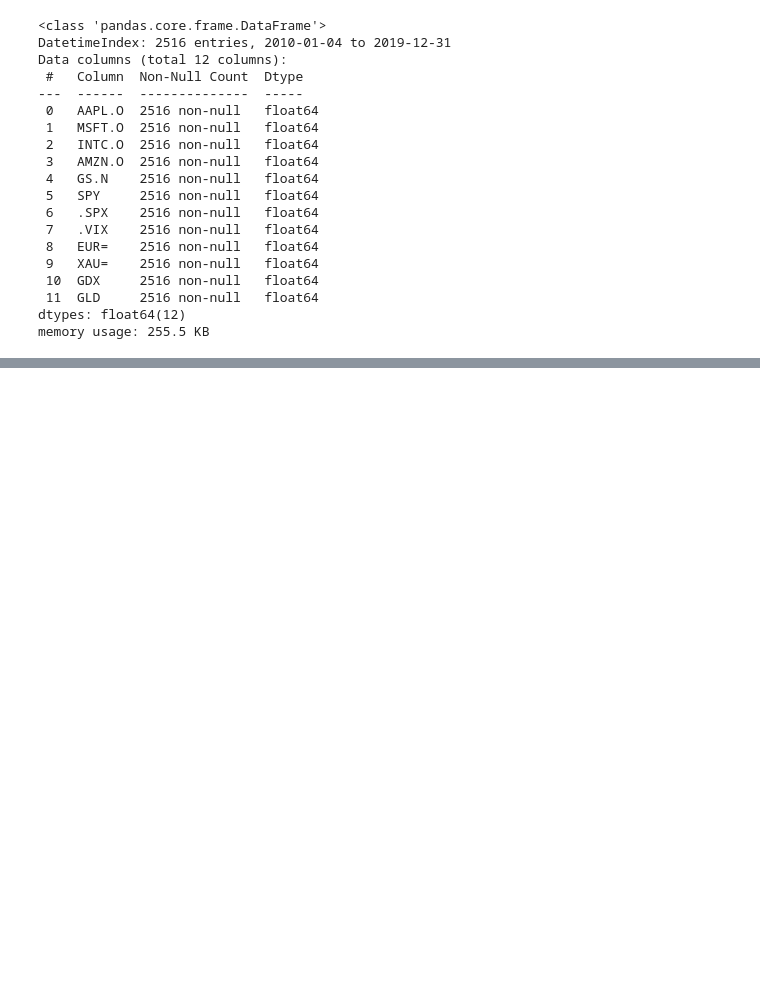
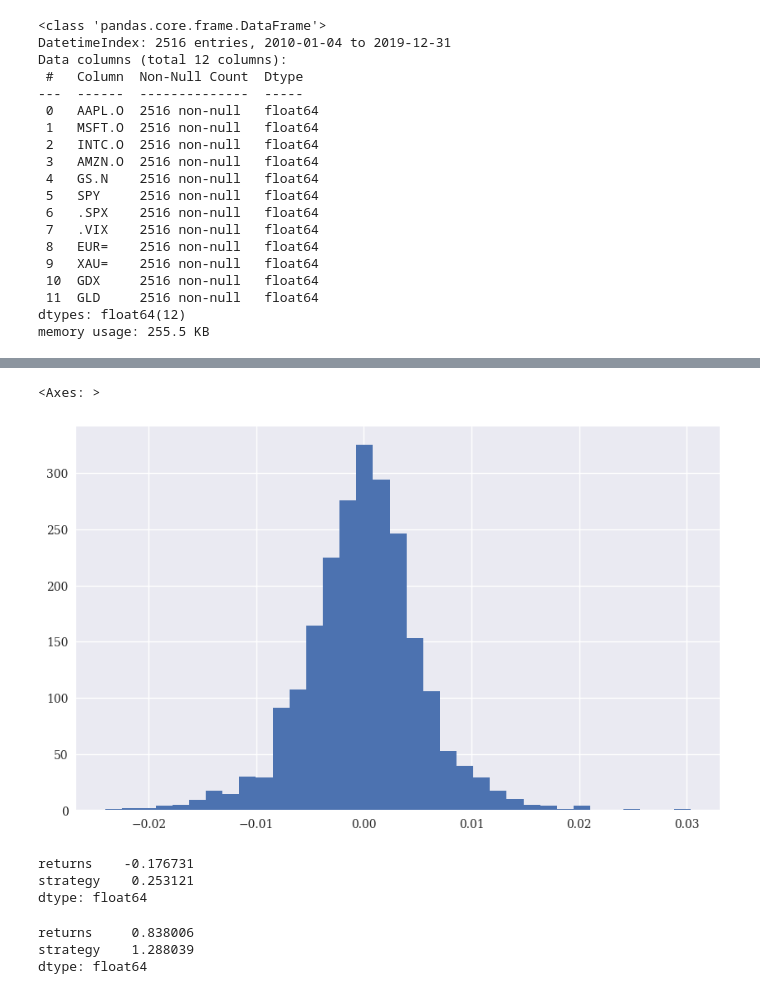
Before and after one commit to jaymgonzalez/python-trading, a Jupyter notebook: backtesting_ema.ipynb, the cells around one changed output, grey strips where cells are left out. Drawn from its saved outputs; the diff is of its cells as text; code cells hidden in the pictures; blank space fills up the shorter version.

```diff
--- a/backtesting_ema.ipynb
+++ b/backtesting_ema.ipynb
@@ -46,0 +119,5 @@ data = pd.Da
+# %%
+data['returns'].hist(bins=35, figsize=(10, 6))
+# %% [output]
+<Axes: >
+[figure, added]
@@ -46,0 +126,12 @@ data = pd.Da
+# %%
+data[['returns', 'strategy']].sum()
+# %% [output]
+returns    -0.176731
+strategy    0.253121
+dtype: float64
+# %%
+data[['returns', 'strategy']].sum().apply(np.exp)
+# %% [output]
+returns     0.838006
+strategy    1.288039
+dtype: float64
```
Also changed, not shown: parts of 18 cells of this notebook.
